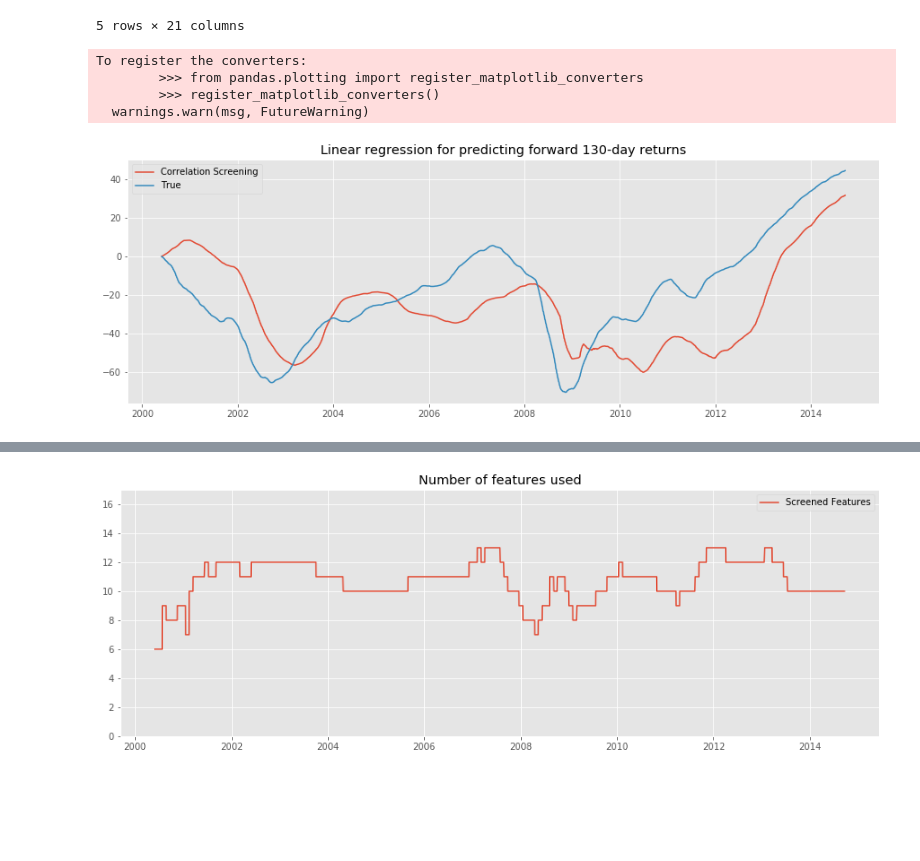
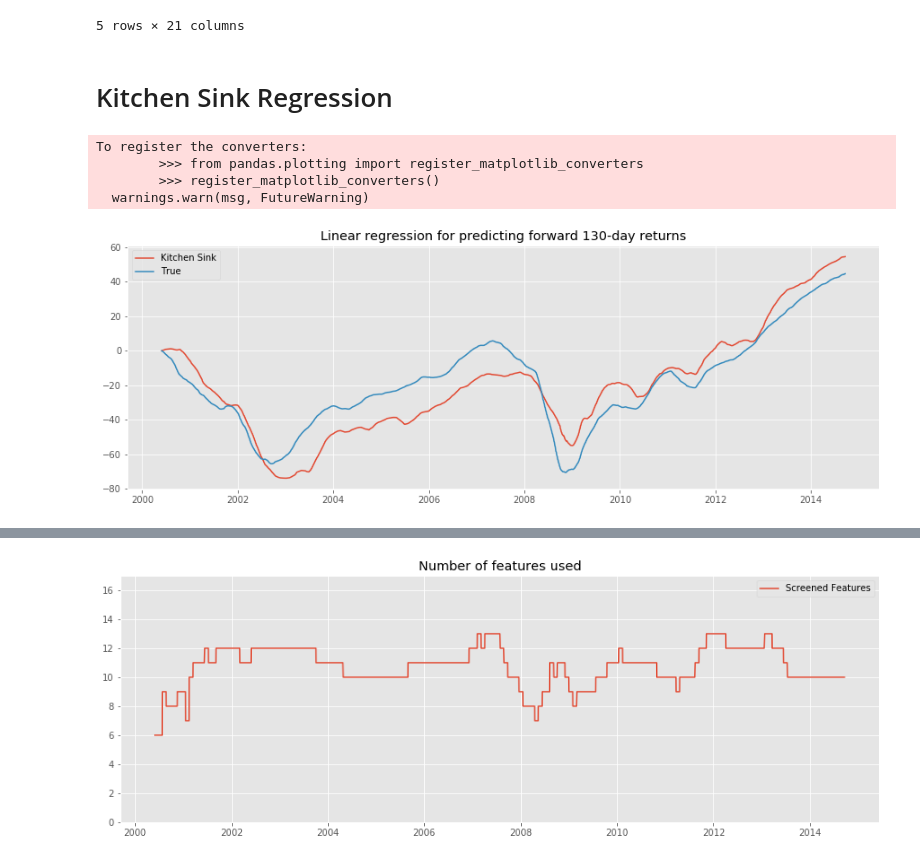
Before and after one commit to rmfeng/dsqfltproject, a Jupyter notebook: notebooks/corr_screening_regression.ipynb, the cells around one changed output, grey strips where cells are left out. Drawn from its saved outputs; the diff is of its cells as text; code cells hidden in the pictures; blank space fills up the shorter version.

Commit message:
KS regression

```diff
--- a/notebooks/corr_screening_regression.ipynb
+++ b/notebooks/corr_screening_regression.ipynb
@@ -53,15 +54,17 @@ pipe = make_pipeline(scaler, si)
 # %%
 #cols_to_pipe = [c for c in df.columns if c not in ['SPX','RF','spx_tp130']]
 #df[cols_to_pipe] = pipe.fit_transform(df[cols_to_pipe])
+# %% [markdown]
+# Kitchen Sink Regression
 # %%
 # test predictions
 
 nbp = 180 # number of periods to be used
-CSP = CorrScreenPredictor(df)
-CSP.plot_predict(nbp)
+KSP = KSPredictor(df)
+KSP.plot_predict(nbp)
 # %% [output]
 To register the converters:
         >>> from pandas.plotting import register_matplotlib_converters
         >>> register_matplotlib_converters()
   warnings.warn(msg, FutureWarning)
-[figure, old version]
+[figure, new version]
```
Also changed, not shown: parts of 8 cells of this notebook, 2 other files.
